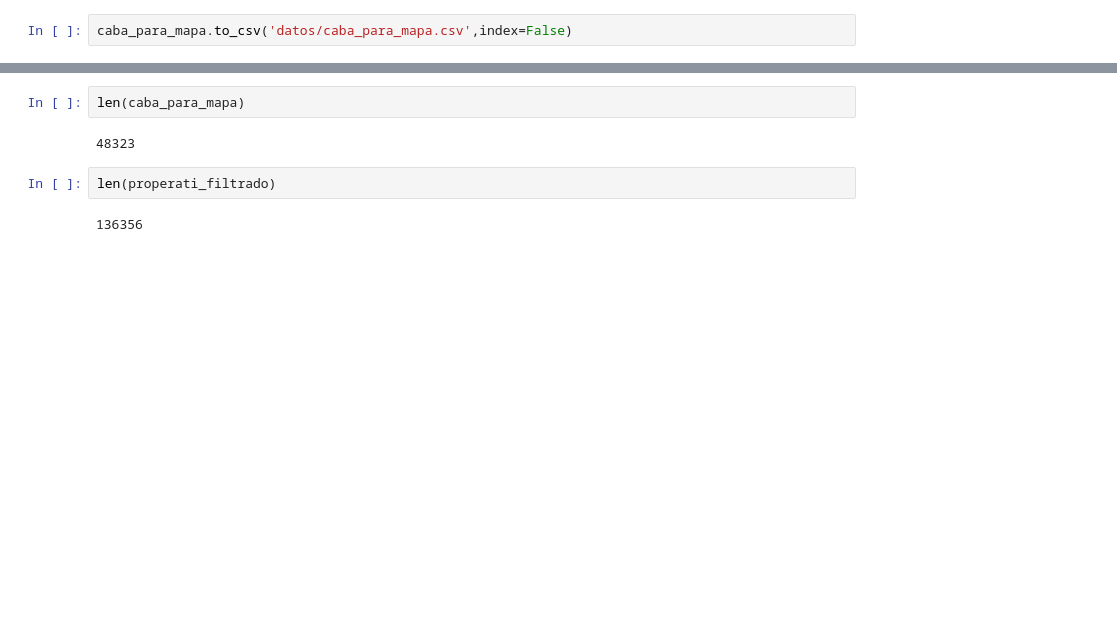
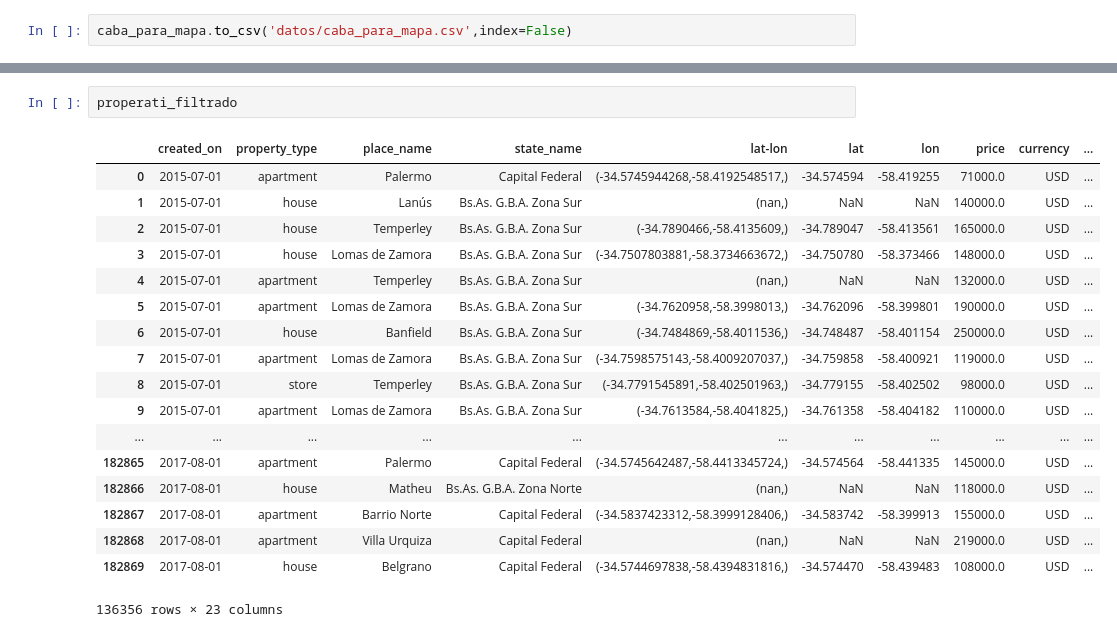
Before and after one commit to AlejandroDaneri/Machine-Learning-Properati, a Jupyter notebook: Analisis TP1.ipynb, the cells around one changed output, grey strips where cells are left out. Cells and saved outputs as stored; diff of their text form; blank space fills up the shorter version.

```diff
--- a/Analisis TP1.ipynb
+++ b/Analisis TP1.ipynb
@@ -747,8 +766,21 @@ properati_filtrado.to_csv('datos/properati_final.csv',index=False)
-# %%
-len(caba_para_mapa)
-# %% [output]
-48323
-# %%
-len(properati_filtrado)
-# %% [output]
-136356
+# %%
+properati_filtrado
+# %% [output]
+|  | created_on | property_type | place_name | state_name | lat-lon | lat | lon | price | currency | ... |
+| 0 | 2015-07-01 | apartment | Palermo | Capital Federal | (-34.5745944268,-58.4192548517,) | -34.574594 | -58.419255 | 71000.0 | USD | ... |
+| 1 | 2015-07-01 | house | Lanús | Bs.As. G.B.A. Zona Sur | (nan,) | NaN | NaN | 140000.0 | USD | ... |
+| 2 | 2015-07-01 | house | Temperley | Bs.As. G.B.A. Zona Sur | (-34.7890466,-58.4135609,) | -34.789047 | -58.413561 | 165000.0 | USD | ... |
+| 3 | 2015-07-01 | house | Lomas de Zamora | Bs.As. G.B.A. Zona Sur | (-34.7507803881,-58.3734663672,) | -34.750780 | -58.373466 | 148000.0 | USD | ... |
+| 4 | 2015-07-01 | apartment | Temperley | Bs.As. G.B.A. Zona Sur | (nan,) | NaN | NaN | 132000.0 | USD | ... |
+| 5 | 2015-07-01 | apartment | Lomas de Zamora | Bs.As. G.B.A. Zona Sur | (-34.7620958,-58.3998013,) | -34.762096 | -58.399801 | 190000.0 | USD | ... |
+| 6 | 2015-07-01 | house | Banfield | Bs.As. G.B.A. Zona Sur | (-34.7484869,-58.4011536,) | -34.748487 | -58.401154 | 250000.0 | USD | ... |
+| 7 | 2015-07-01 | apartment | Lomas de Zamora | Bs.As. G.B.A. Zona Sur | (-34.7598575143,-58.4009207037,) | -34.759858 | -58.400921 | 119000.0 | USD | ... |
+| 8 | 2015-07-01 | store | Temperley | Bs.As. G.B.A. Zona Sur | (-34.7791545891,-58.402501963,) | -34.779155 | -58.402502 | 98000.0 | USD | ... |
+| 9 | 2015-07-01 | apartment | Lomas de Zamora | Bs.As. G.B.A. Zona Sur | (-34.7613584,-58.4041825,) | -34.761358 | -58.404182 | 110000.0 | USD | ... |
+| ... | ... | ... | ... | ... | ... | ... | ... | ... | ... | ... |
+| 182865 | 2017-08-01 | apartment | Palermo | Capital Federal | (-34.5745642487,-58.4413345724,) | -34.574564 | -58.441335 | 145000.0 | USD | ... |
+| 182866 | 2017-08-01 | house | Matheu | Bs.As. G.B.A. Zona Norte | (nan,) | NaN | NaN | 118000.0 | USD | ... |
+| 182867 | 2017-08-01 | apartment | Barrio Norte | Capital Federal | (-34.5837423312,-58.3999128406,) | -34.583742 | -58.399913 | 155000.0 | USD | ... |
+| 182868 | 2017-08-01 | apartment | Villa Urquiza | Capital Federal | (nan,) | NaN | NaN | 219000.0 | USD | ... |
+| 182869 | 2017-08-01 | house | Belgrano | Capital Federal | (-34.5744697838,-58.4394831816,) | -34.574470 | -58.439483 | 108000.0 | USD | ... |
+136356 rows × 23 columns
```
Also changed, not shown: parts of 1 cell of this notebook, 11 other files.
